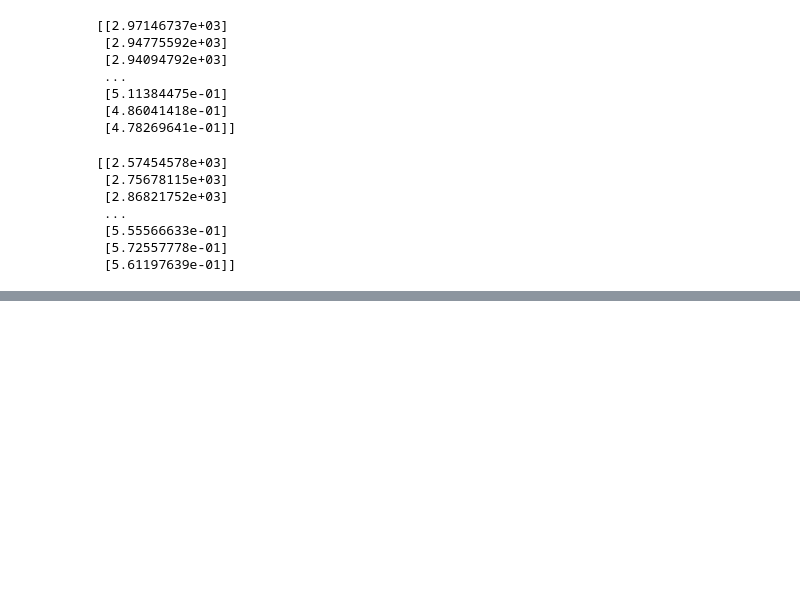
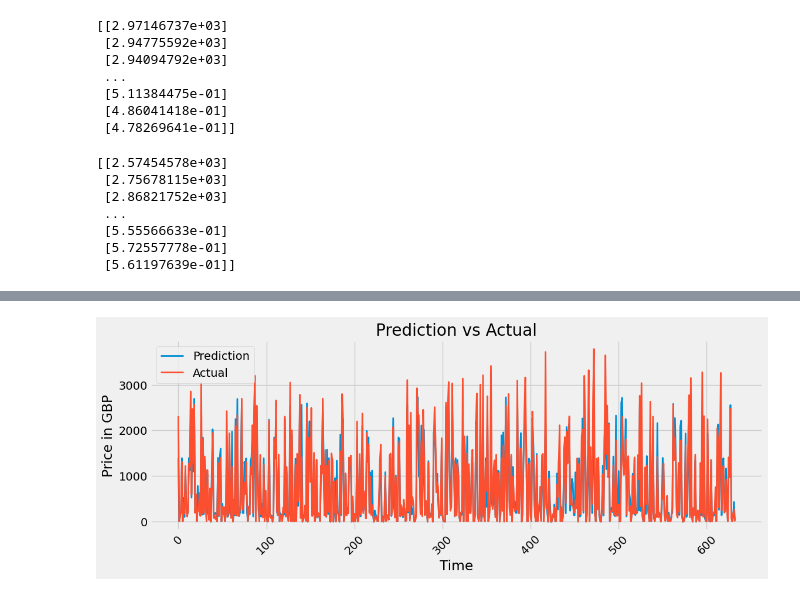
Before and after one commit to gappeah/Ethereum-Prediction-ML, a Jupyter notebook: main.ipynb, the cells around one changed output, grey strips where cells are left out. Saved outputs shown, nothing was run; the diff lists cells and outputs as text; code cells hidden in the pictures; blank space fills up the shorter version.

```diff
--- a/main.ipynb
+++ b/main.ipynb
@@ -85,3 +83,7 @@ print(y)
 #split the data into training and testing
 from sklearn.model_selection import train_test_split
 x_train, x_test, y_train, y_test = train_test_split(x, y, test_size = 0.2)
+# %%
+from sklearn.svm import SVR
+svr_rbf = SVR(kernel='rbf', C=1e3, gamma=0.00001)
+svr_rbf.fit(x_train, y_train)
@@ -87,0 +97,3 @@ x_train, x_test, y_train, y_test = train_test_split(x, y, test_size = 0.2)
+# %%
+svm_predict = svr_rbf.predict(x_test)
+print(svm_predict)
@@ -87,0 +138,12 @@ x_train, x_test, y_train, y_test = train_test_split(x, y, test_size = 0.2)
+# %%
+plt.figure(figsize=(12,4))
+plt.plot(svm_predict, label ='Prediction', lw=2, alpha=1.0)
+plt.plot(y_test, label ='Actual', lw=2, alpha=1.0)
+plt.title('Prediction vs Actual')
+plt.ylabel('Price in GBP')
+plt.xlabel('Time')
+plt.legend()
+plt.xticks(rotation=45)
+plt.show()
+# %% [output]
+[figure, added]
```
Also changed, not shown: parts of 5 cells of this notebook.
